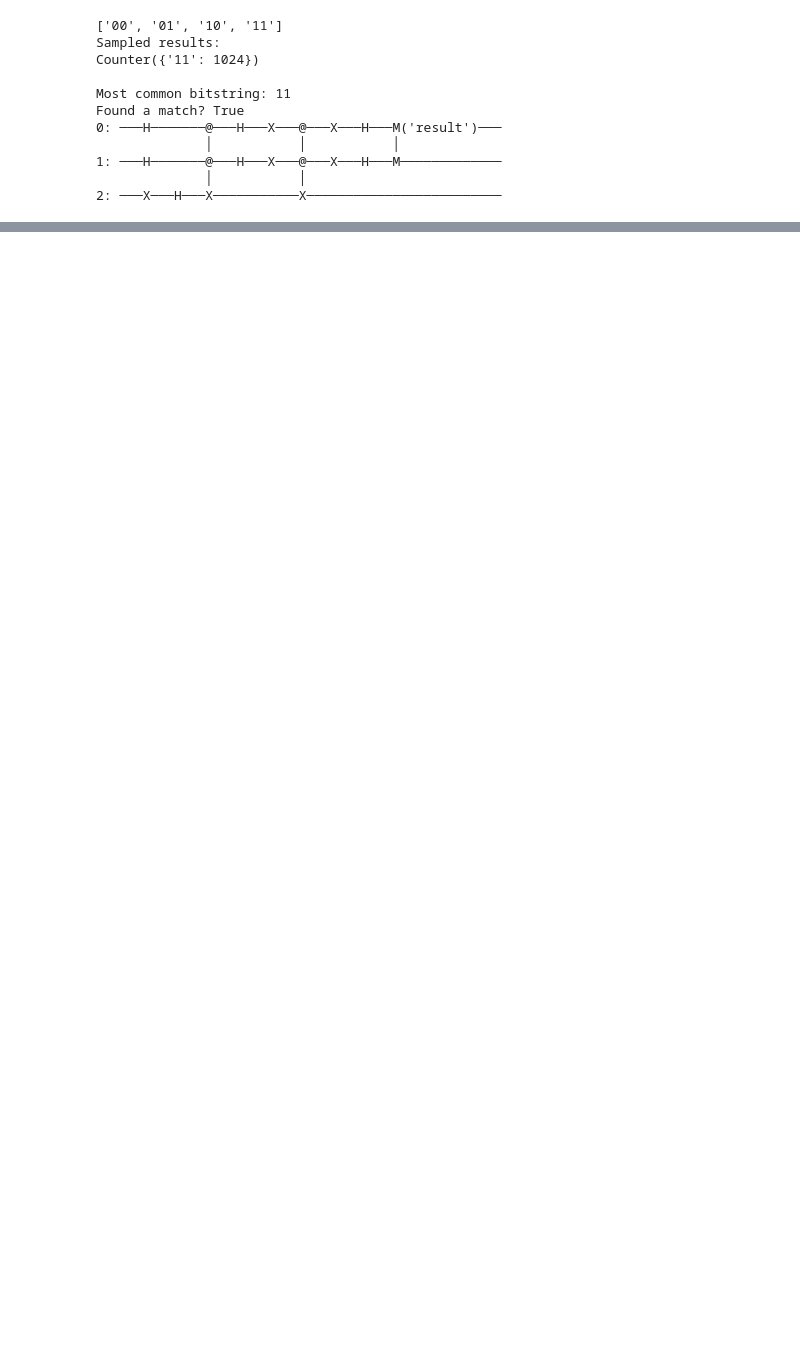
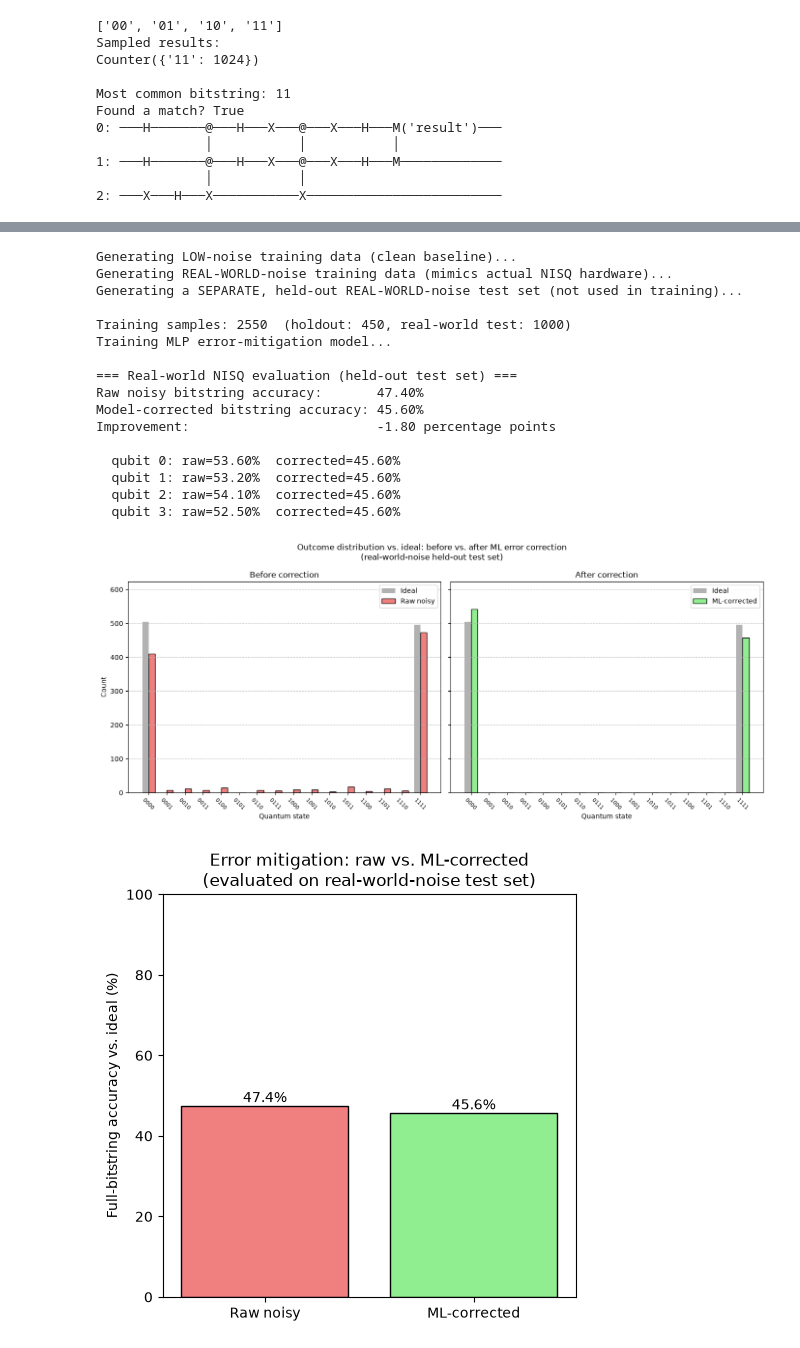
Before and after one commit to kartikeyabekkari/HyperRealisticNisqSimulation, a Jupyter notebook: Hyper_Realistic_NISQ_Simulation.ipynb, the cells around one changed output, grey strips where cells are left out. Saved outputs shown, nothing was run; the diff lists cells and outputs as text; code cells hidden in the pictures; blank space fills up the shorter version.

```diff
--- a/Hyper_Realistic_NISQ_Simulation.ipynb
+++ b/Hyper_Realistic_NISQ_Simulation.ipynb
@@ -459,0 +1221,22 @@ State |11⟩: Happened 4170 times total = 83.40%
+# %%
+main()
+main()
+# %% [output]
+Generating LOW-noise training data (clean baseline)...
+Generating REAL-WORLD-noise training data (mimics actual NISQ hardware)...
+Generating a SEPARATE, held-out REAL-WORLD-noise test set (not used in training)...
+
+Training samples: 2550  (holdout: 450, real-world test: 1000)
+Training MLP error-mitigation model...
+
+=== Real-world NISQ evaluation (held-out test set) ===
+Raw noisy bitstring accuracy:       47.40%
+Model-corrected bitstring accuracy: 45.60%
+Improvement:                        -1.80 percentage points
+
+  qubit 0: raw=53.60%  corrected=45.60%
+  qubit 1: raw=53.20%  corrected=45.60%
+  qubit 2: raw=54.10%  corrected=45.60%
+  qubit 3: raw=52.50%  corrected=45.60%
+[figure, added]
+[figure, added]
```
Also changed, not shown: parts of 12 cells of this notebook.
